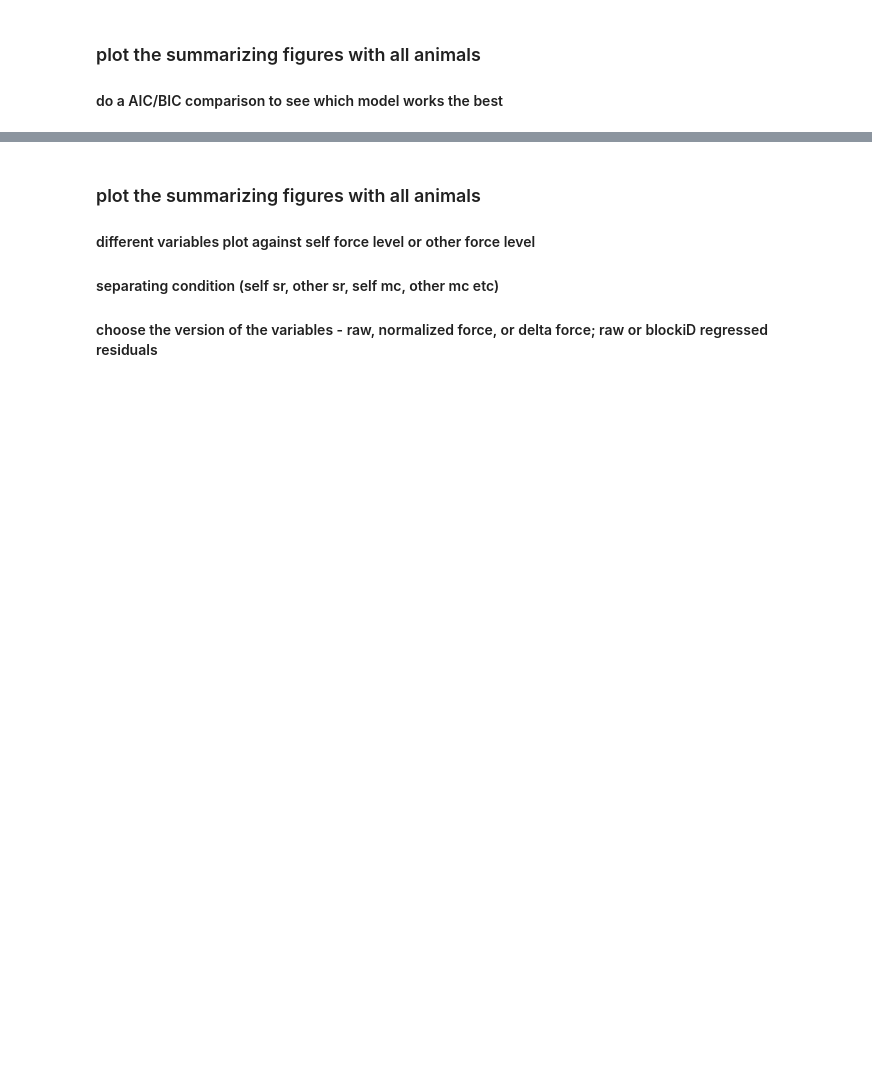
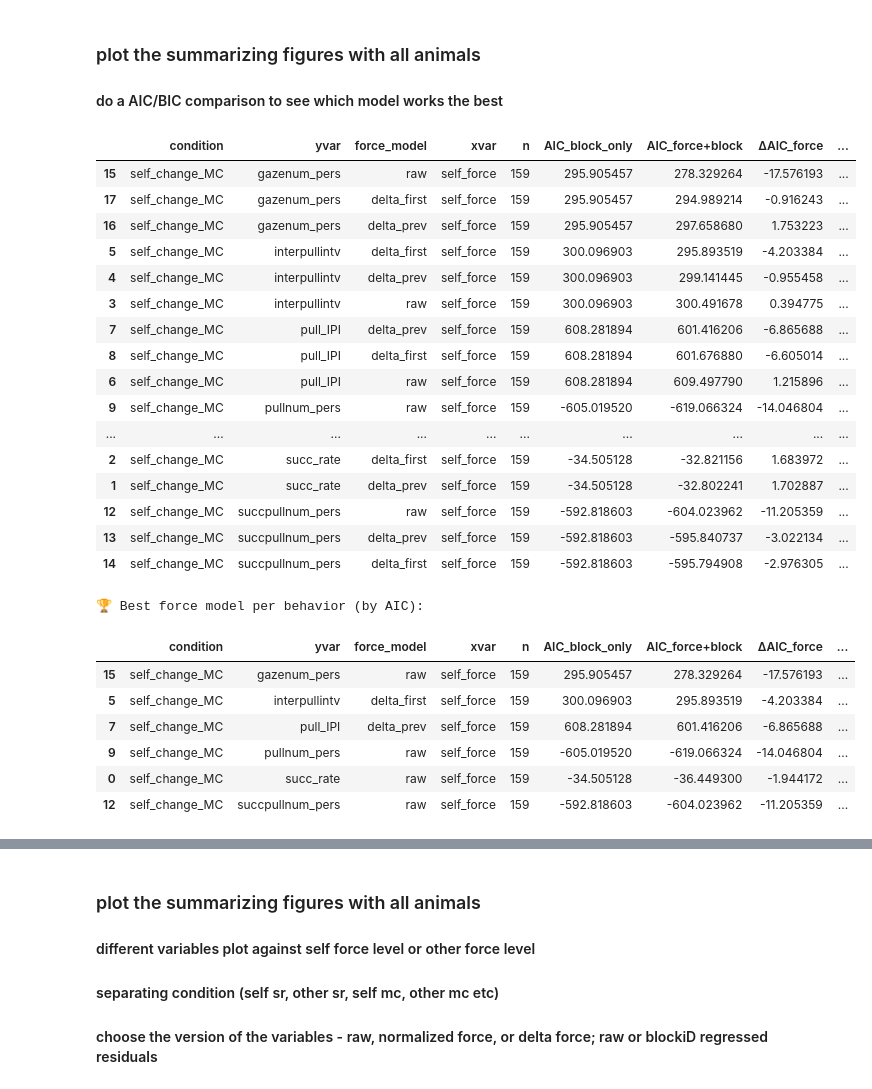
Before and after one commit to wilburshi/analysis_code_all_task_coditions, a Jupyter notebook: 3d_recontruction_analysis_forceManipulation_task_and_neural_analysis/BasicBhvAna_singlecam_wholebodylabels_allsessions_basicEvents_allanimal_summary.ipynb, the cells around one changed output, grey strips where cells are left out. Saved outputs shown, nothing was run; the diff lists cells and outputs as text; code cells hidden in the pictures; blank space fills up the shorter version.

```diff
--- a/3d_recontruction_analysis_forceManipulation_task_and_neural_analysis/BasicBhvAna_singlecam_wholebodylabels_allsessions_basicEvents_allanimal_summary.ipynb
+++ b/3d_recontruction_analysis_forceManipulation_task_and_neural_analysis/BasicBhvAna_singlecam_wholebodylabels_allsessions_basicEvents_allanimal_summary.ipynb
@@ -586,7 +604,7 @@ print('create dataframe for the normalized force each day versions')
 
 xplottype = 'self_force'   # 'self_force' or 'partner_force'
 
-condition_to_use = 'self_change_SR'
+condition_to_use = 'self_change_MC'
 # None → pooled across all
 # 'self_change_SR'
 # 'self_change_MC'
@@ -656,30 +674,56 @@ for yvar in yplottypes:
             'yvar': yvar,
             'force_model': force_name,
             'xvar': xplottype,
             'n': len(data),
 
             'AIC_block_only': model_block.aic,
             'AIC_force+block': model_force.aic,
             'ΔAIC_force': model_force.aic - model_block.aic,
 
             'BIC_block_only': model_block.bic,
             'BIC_force+block': model_force.bic,
             'ΔBIC_force': model_force.bic - model_block.bic
         })
 
 # =========================
 # RESULTS
 # =========================
 
 results_df = pd.DataFrame(results_all)
 results_df = results_df.sort_values(['condition','yvar','AIC_force+block'])
 
 display(results_df)
 
 print("\n🏆 Best force model per behavior (by AIC):")
 
 display(
     results_df.loc[
         results_df.groupby(['condition','yvar'])['AIC_force+block'].idxmin()
     ].sort_values(['condition','yvar'])
 )
+# %% [output]
+|  | condition | yvar | force_model | xvar | n | AIC_block_only | AIC_force+block | ΔAIC_force | ... |
+| 15 | self_change_MC | gazenum_pers | raw | self_force | 159 | 295.905457 | 278.329264 | -17.576193 | ... |
+| 17 | self_change_MC | gazenum_pers | delta_first | self_force | 159 | 295.905457 | 294.989214 | -0.916243 | ... |
+| 16 | self_change_MC | gazenum_pers | delta_prev | self_force | 159 | 295.905457 | 297.658680 | 1.753223 | ... |
+| 5 | self_change_MC | interpullintv | delta_first | self_force | 159 | 300.096903 | 295.893519 | -4.203384 | ... |
+| 4 | self_change_MC | interpullintv | delta_prev | self_force | 159 | 300.096903 | 299.141445 | -0.955458 | ... |
+| 3 | self_change_MC | interpullintv | raw | self_force | 159 | 300.096903 | 300.491678 | 0.394775 | ... |
+| 7 | self_change_MC | pull_IPI | delta_prev | self_force | 159 | 608.281894 | 601.416206 | -6.865688 | ... |
+| 8 | self_change_MC | pull_IPI | delta_first | self_force | 159 | 608.281894 | 601.676880 | -6.605014 | ... |
+| 6 | self_change_MC | pull_IPI | raw | self_force | 159 | 608.281894 | 609.497790 | 1.215896 | ... |
+| 9 | self_change_MC | pullnum_pers | raw | self_force | 159 | -605.019520 | -619.066324 | -14.046804 | ... |
+| ... | ... | ... | ... | ... | ... | ... | ... | ... | ... |
+| 2 | self_change_MC | succ_rate | delta_first | self_force | 159 | -34.505128 | -32.821156 | 1.683972 | ... |
+| 1 | self_change_MC | succ_rate | delta_prev | self_force | 159 | -34.505128 | -32.802241 | 1.702887 | ... |
+| 12 | self_change_MC | succpullnum_pers | raw | self_force | 159 | -592.818603 | -604.023962 | -11.205359 | ... |
+| 13 | self_change_MC | succpullnum_pers | delta_prev | self_force | 159 | -592.818603 | -595.840737 | -3.022134 | ... |
+| 14 | self_change_MC | succpullnum_pers | delta_first | self_force | 159 | -592.818603 | -595.794908 | -2.976305 | ... |
+🏆 Best force model per behavior (by AIC):
+|  | condition | yvar | force_model | xvar | n | AIC_block_only | AIC_force+block | ΔAIC_force | ... |
+| 15 | self_change_MC | gazenum_pers | raw | self_force | 159 | 295.905457 | 278.329264 | -17.576193 | ... |
+| 5 | self_change_MC | interpullintv | delta_first | self_force | 159 | 300.096903 | 295.893519 | -4.203384 | ... |
+| 7 | self_change_MC | pull_IPI | delta_prev | self_force | 159 | 608.281894 | 601.416206 | -6.865688 | ... |
+| 9 | self_change_MC | pullnum_pers | raw | self_force | 159 | -605.019520 | -619.066324 | -14.046804 | ... |
+| 0 | self_change_MC | succ_rate | raw | self_force | 159 | -34.505128 | -36.449300 | -1.944172 | ... |
+| 12 | self_change_MC | succpullnum_pers | raw | self_force | 159 | -592.818603 | -604.023962 | -11.205359 | ... |
```
Also changed, not shown: parts of 14 cells of this notebook, 6 other files.
